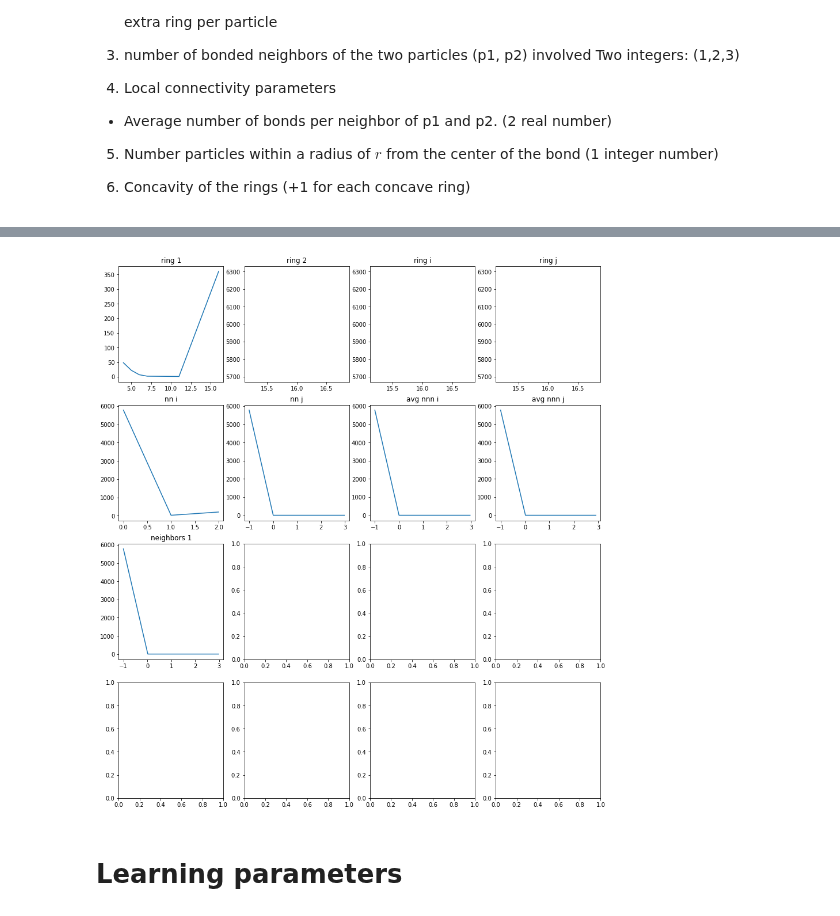
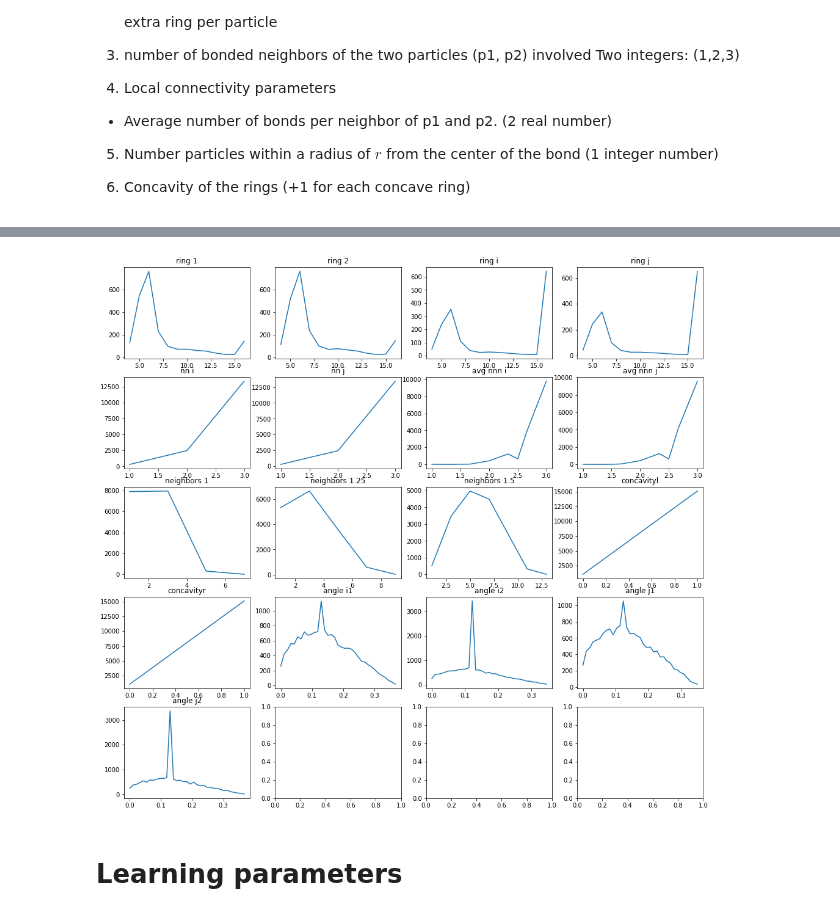
Before and after one commit to Simone7monaco/PatchyParticles, a Jupyter notebook: MULTI_OrderParameters.ipynb, the cells around one changed output, grey strips where cells are left out. Saved outputs shown, nothing was run; the diff lists cells and outputs as text; code cells hidden in the pictures.

```diff
--- a/MULTI_OrderParameters.ipynb
+++ b/MULTI_OrderParameters.ipynb
@@ -32,9 +32,9 @@ from IPython.display import clear_output
 # %%
 events=[]
 C=[]
-d=75; e=200
+d=75; e=500
 
-multis=range(20)
+multis=range(25)
 for i in multis:
     sname="MULTI_484/S."+str(d)+"."+str(e)+"/snap."+str(d)+"."+str(e)+"."+str(i)+".patch"
     tname="MULTI_484/T."+str(d)+"."+str(e)+"/bl."+str(d)+"."+str(e)+"."+str(i)+".dat"
@@ -284,10 +315,9 @@ for snap in range(1,len(multis)):
     X0=np.append(X0, X[snap], 0)
     y0=np.append(y0, y[snap], 0)
 # %%
-keep=[0,1,2,3,11,12,13,14,15]
-X = X0[:,keep]
-y=y0
-# X, y = X0, y0
+keep=[0,1,2,3,11,12,13,14,15,16]
+# X = X0[:,keep]; y=y0
+X, y = X0, y0
 # %%
 H=np.histogram(y, bins=35)
 plt.plot(np.linspace(0, H[1][-1], H[0].size), H[0])
@@ -302,23 +332,23 @@ def cleanx(x):
 
 X[:, 0:4]=[[cleanx(i) for i in x] for x in X[:, 0:4]]
 # %%
-labels=["ring 1", "ring 2", "ring i", "ring j", "nn i", "nn j", "avg nnn i", "avg nnn j", "neighbors 1", "neighbors 1.25", "neighbors 1.5", "concavity", "angle i1", "angle i2", "angle j1", "angle j2", "TIME"]
+labels=["ring 1", "ring 2", "ring i", "ring j", "nn i", "nn j", "avg nnn i", "avg nnn j", "neighbors 1", "neighbors 1.25", "neighbors 1.5", "concavityl", "concavityr", "angle i1", "angle i2", "angle j1", "angle j2", "TIME"]
 
-fig, ax = plt.subplots(4,4, figsize=(15,17))
+fig, ax = plt.subplots(5,4, figsize=(17,16))
 for s in range(X.shape[1]):
-    if s<12:
+    if s<13:
         l,occ = np.unique(X[:,s], return_counts=True)
     else:
         H=np.histogram(X[:,s], bins=35)
         l, occ = np.linspace(0, H[1][-1], H[0].size), H[0]
     if s<4: occ[1:]=occ[1:]/l[1:]
 
     ax[s//4][s%4].plot(l, occ)
     ax[s//4][s%4].set_title(labels[s])
 
 plt.show()
 # %% [output]
-[figure, old version]
+[figure, new version]
 # %% [markdown]
 # Learning parameters
 # %%
```
Also changed, not shown: parts of 32 cells of this notebook.
